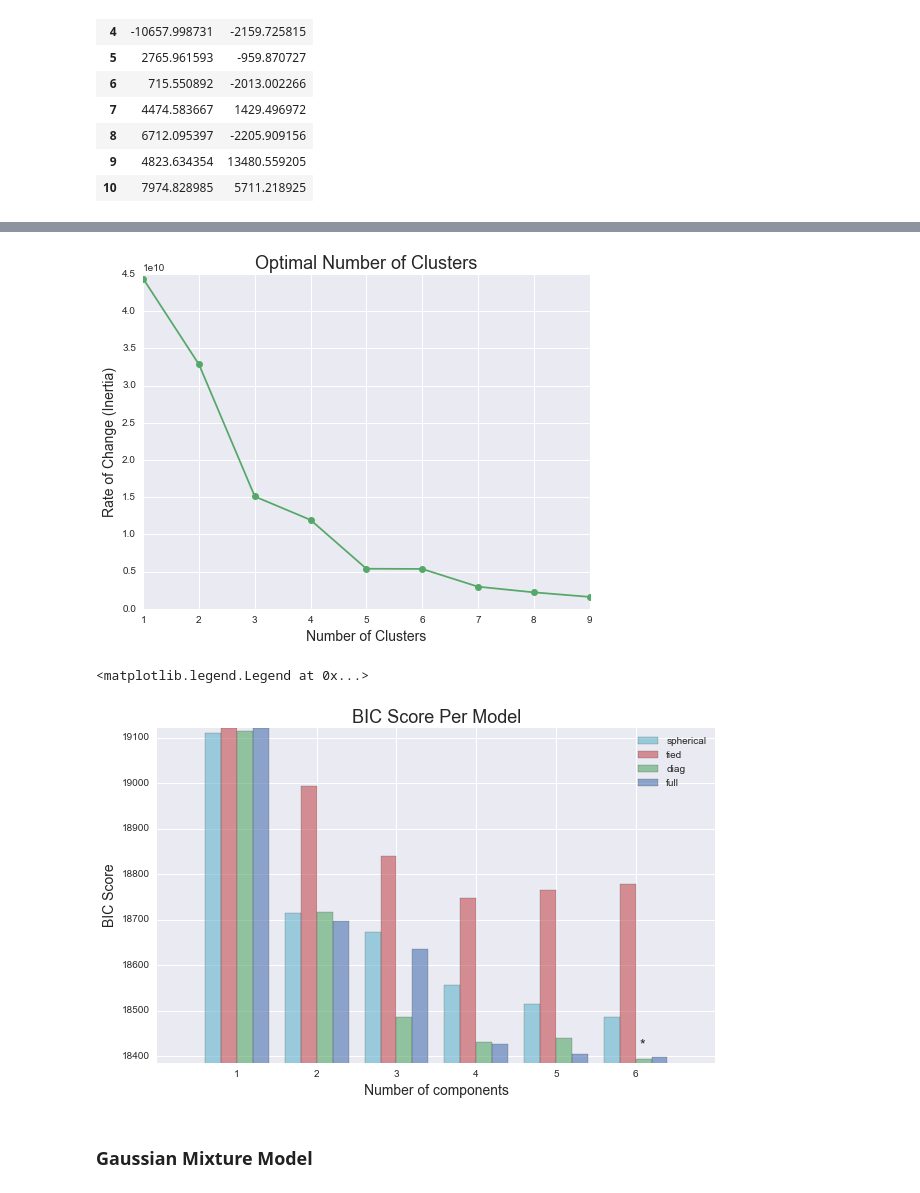
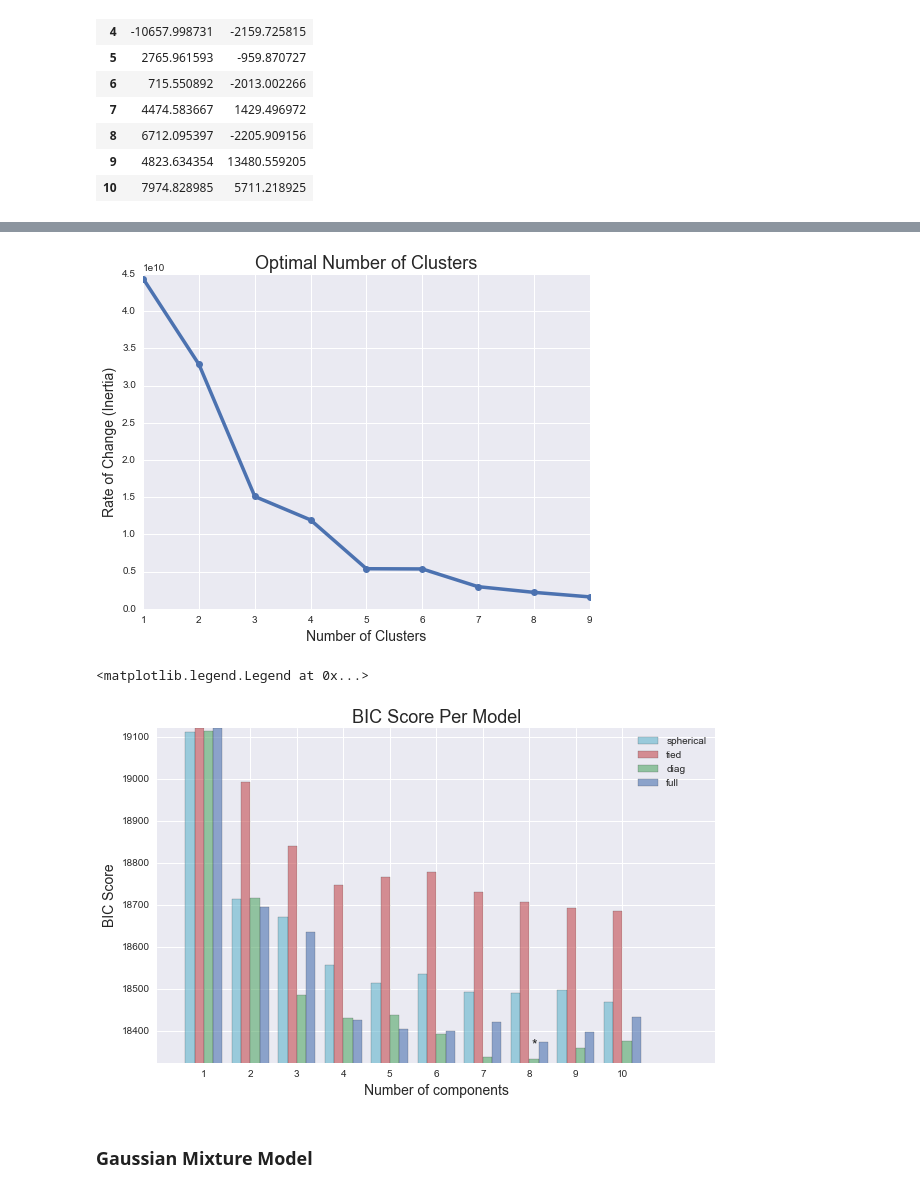
Before and after one commit to Tsmith5151/Customer-Segments, a Jupyter notebook: customer_segments.ipynb, the cells around one changed output, grey strips where cells are left out. Drawn from its saved outputs; the diff is of its cells as text; code cells hidden in the pictures.

```diff
--- a/customer_segments.ipynb
+++ b/customer_segments.ipynb
@@ -460,7 +550,7 @@ def number_clusters():
         inertia.append(clustering.inertia_)
 
     pl.figure(figsize=(8,6))
-    pl.plot([k for k in range(1,10)], delta_inertia, marker='o', color='g')
+    pl.plot([k for k in range(1,10)], delta_inertia, marker='o', color='b',linewidth=3.5)
     pl.title('Optimal Number of Clusters', fontsize=18)
     pl.xlabel('Number of Clusters', fontsize=14)
     pl.ylabel('Rate of Change (Inertia)', fontsize=14)
@@ -468,7 +558,7 @@ def number_clusters():
 
 number_clusters()
 # %% [output]
-[figure, old version]
+[figure, new version]
 # %%
 #This plot was generated using the sample code from:
 #http://scikit-learn.org/stable/auto_examples/mixture/plot_gmm_selection.html#example-mixture-plot-gmm-selection-py
@@ -477,41 +567,41 @@ import itertools
 
 lowest_bic = np.infty
 bic = []
-n_components_range = range(1, 7)
+n_components_range = range(1, 11)
 cv_types = ['spherical', 'tied', 'diag', 'full']
 for cv_type in cv_types:
     for n_components in n_components_range:
         # Fit a mixture of Gaussians with EM
         gmm = GMM(n_components=n_components, covariance_type=cv_type)
         gmm.fit(reduced_data)
         bic.append(gmm.bic(reduced_data))
         if bic[-1] < lowest_bic:
             lowest_bic = bic[-1]
             best_gmm = gmm
 
 bic = np.array(bic)
 color_iter = itertools.cycle(['c', 'r', 'g', 'b'])
 bars = []
 
 ax = pl.figure(figsize=(10,6))
 for i, (cv_type, color) in enumerate(zip(cv_types, color_iter)):
     xpos = np.array(n_components_range) + .2 * (i - 2)
     bars.append(pl.bar(xpos, bic[i * len(n_components_range):
                                   (i + 1) * len(n_components_range)],
                         width=.2, color=color, alpha=0.6))
 pl.xticks(n_components_range)
 pl.ylim([bic.min() * 1.01 - .01 * bic.max(), bic.max()])
 pl.title('BIC Score Per Model', fontsize=18)
 
 xpos = np.mod(bic.argmin(), len(n_components_range)) + .65 +\
     .2 * np.floor(bic.argmin() / len(n_components_range))
 pl.text(xpos, bic.min() * 0.97 + .03 * bic.max(), '*', fontsize=14)
 pl.xlabel('Number of components', fontsize=14)
 pl.ylabel('BIC Score', fontsize=14)
 pl.legend([b[0] for b in bars], cv_types)
 # %% [output]
 <matplotlib.legend.Legend at 0x...>
-[figure, old version]
+[figure, new version]
 # %% [markdown]
 ### Gaussian Mixture Model
 # %%
```
Also changed, not shown: parts of 23 cells of this notebook.
